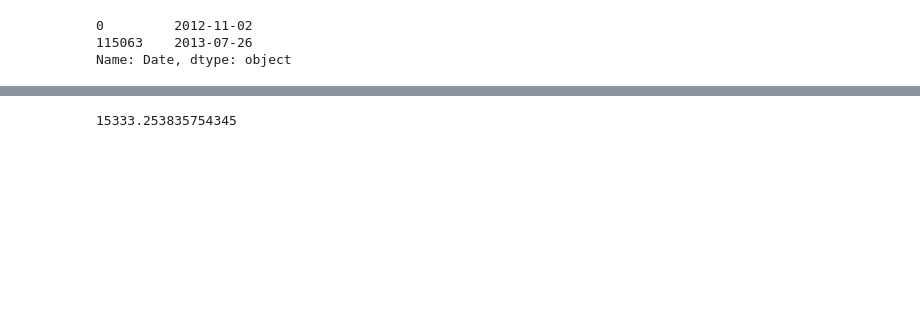
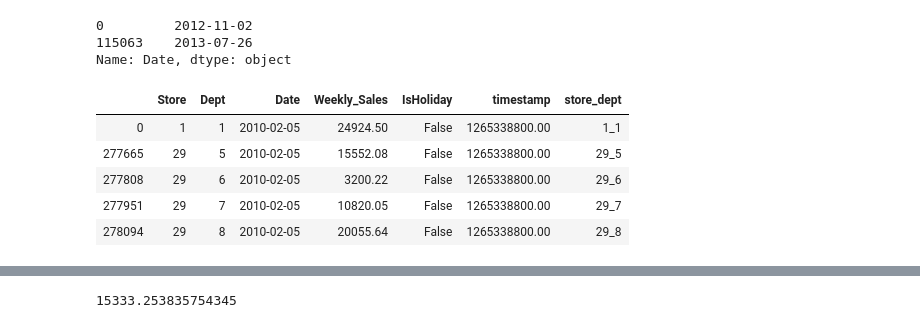
Before and after one commit to talestsp/walmart-recruiting-store-sales-forecasting, a Jupyter notebook: notebooks/machine_learning/ML - Evaluation.ipynb, the cells around one changed output, grey strips where cells are left out. Drawn from its saved outputs; the diff is of its cells as text; code cells hidden in the pictures; blank space fills up the shorter version.

```diff
--- a/notebooks/machine_learning/ML - Evaluation.ipynb
+++ b/notebooks/machine_learning/ML - Evaluation.ipynb
@@ -58,5 +58,14 @@ test["Date"].head(1).append(test["Date"].tail(1))
 0         2012-11-02
 115063    2013-07-26
 Name: Date, dtype: object
+# %%
+train.head()
+# %% [output]
+|  | Store | Dept | Date | Weekly_Sales | IsHoliday | timestamp | store_dept |
+| 0 | 1 | 1 | 2010-02-05 | 24924.50 | False | 1265338800.00 | 1_1 |
+| 277665 | 29 | 5 | 2010-02-05 | 15552.08 | False | 1265338800.00 | 29_5 |
+| 277808 | 29 | 6 | 2010-02-05 | 3200.22 | False | 1265338800.00 | 29_6 |
+| 277951 | 29 | 7 | 2010-02-05 | 10820.05 | False | 1265338800.00 | 29_7 |
+| 278094 | 29 | 8 | 2010-02-05 | 20055.64 | False | 1265338800.00 | 29_8 |
 # %%
 subm = evaluation.build_submission_df(test_df=train,
```
Also changed, not shown: parts of 2 cells of this notebook, 6 other files.
